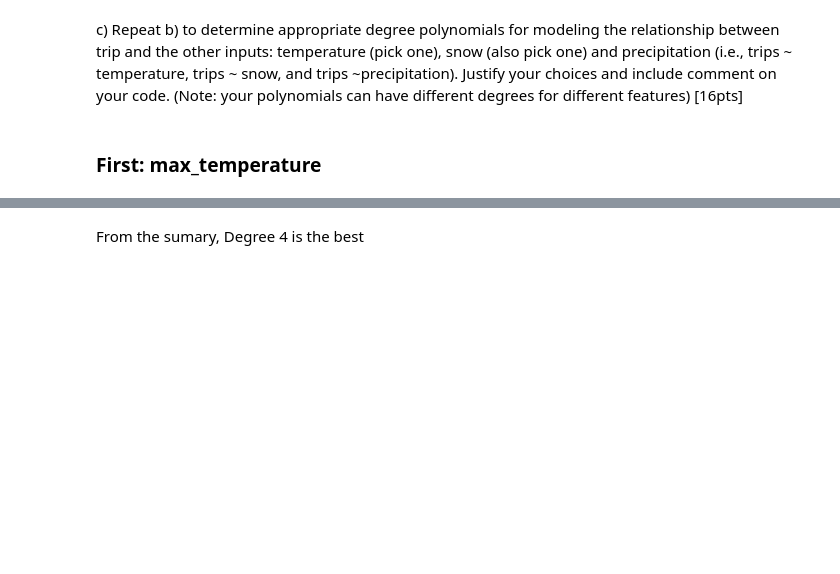
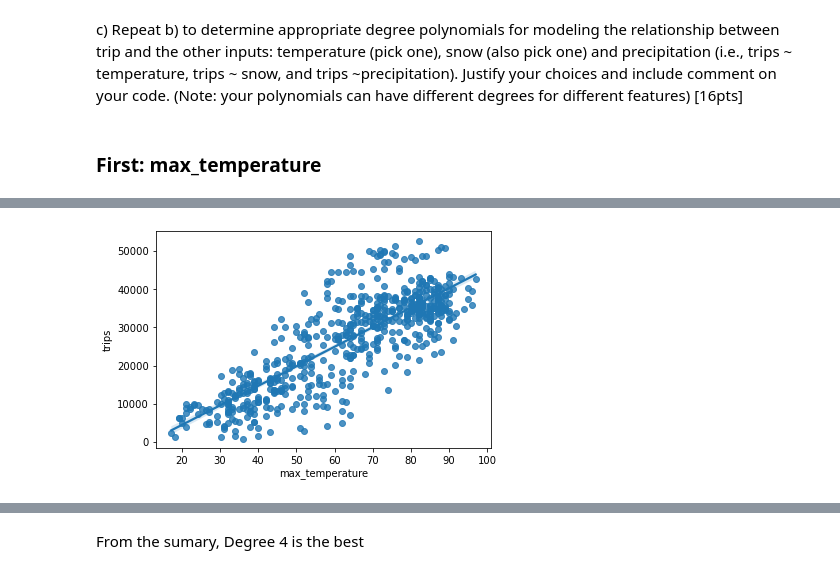
Before and after one commit to JiahuiZhu666/CS506_hw5, a Jupyter notebook: homework5.ipynb, the cells around one changed output, grey strips where cells are left out. Drawn from its saved outputs; the diff is of its cells as text; code cells hidden in the pictures; blank space fills up the shorter version.

```diff
--- a/homework5.ipynb
+++ b/homework5.ipynb
@@ -531,6 +531,7 @@ c) Repeat b) to determine appropriate degree polynomials for modeling the relati
 # You can add more cells if you need them
 mod_x1 = smf.ols(formula='trips ~ max_temperature ', data=df_weekdays)
 res = mod_x1.fit()
+sns.regplot(x='max_temperature', y='trips', data=df_weekdays, order =1)
 print(res.summary())
 # %% [output]
                             OLS Regression Results
@@ -543,13 +544,14 @@ Time:                        16:10:30   Log-Likelihood:                -6256.9
 No. Observations:                 608   AIC:                         1.252e+04
 Df Residuals:                     606   BIC:                         1.253e+04
 Df Model:                           1
 Covariance Type:            nonrobust
 ===================================================================================
 ... (9 lines left out)
 ==============================================================================
 
 Notes:
 [1] Standard Errors assume that the covariance matrix of the errors is correctly specified.
+[figure, added]
 # %%
 mod_x2 = smf.ols(formula='trips ~ max_temperature + I(max_temperature**2)', data=df_weekdays)
 res = mod_x2.fit()
```
Also changed, not shown: parts of 12 cells of this notebook.
